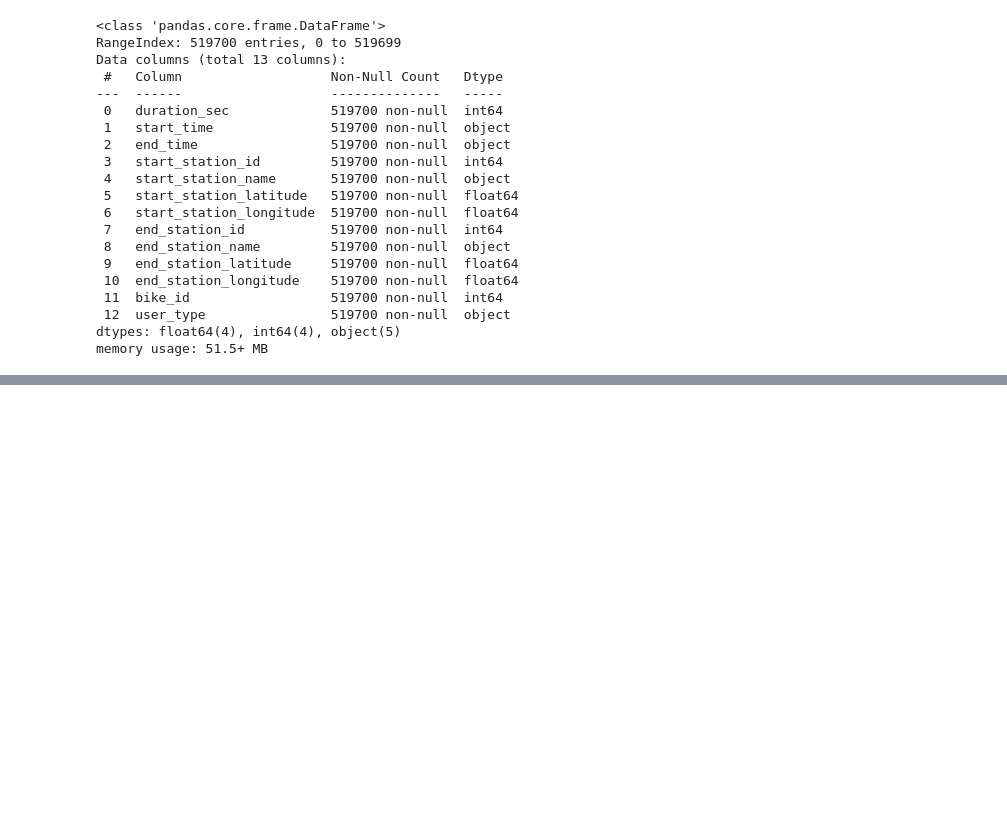
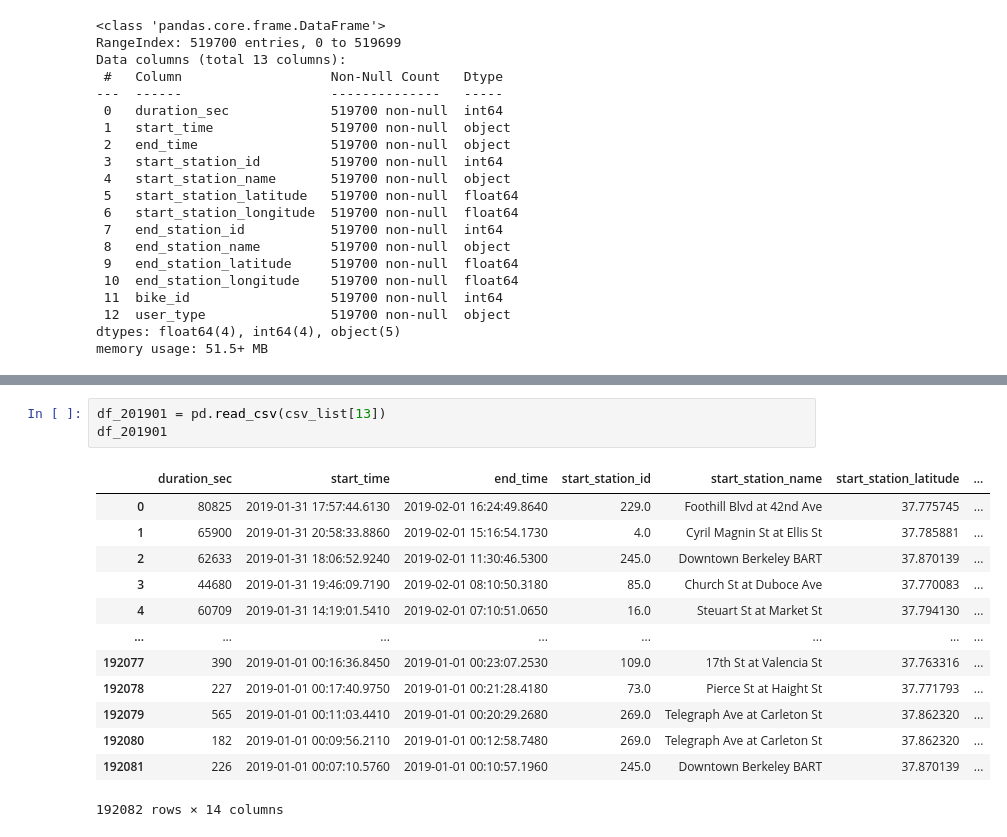
Before and after one commit to adipurnamk/Ford-GoBike-System-Data, a Jupyter notebook: data_analyst_bicycyle.ipynb, the cells around one changed output, grey strips where cells are left out. Saved outputs shown, nothing was run; the diff lists cells and outputs as text; blank space fills up the shorter version.

```diff
--- a/data_analyst_bicycyle.ipynb
+++ b/data_analyst_bicycyle.ipynb
@@ -127,0 +303,17 @@ array([[<AxesSubplot:title={'center':'duration_sec'}>,
+# %%
+df_201901 = pd.read_csv(csv_list[13])
+df_201901
+# %% [output]
+|  | duration_sec | start_time | end_time | start_station_id | start_station_name | start_station_latitude | ... |
+| 0 | 80825 | 2019-01-31 17:57:44.6130 | 2019-02-01 16:24:49.8640 | 229.0 | Foothill Blvd at 42nd Ave | 37.775745 | ... |
+| 1 | 65900 | 2019-01-31 20:58:33.8860 | 2019-02-01 15:16:54.1730 | 4.0 | Cyril Magnin St at Ellis St | 37.785881 | ... |
+| 2 | 62633 | 2019-01-31 18:06:52.9240 | 2019-02-01 11:30:46.5300 | 245.0 | Downtown Berkeley BART | 37.870139 | ... |
+| 3 | 44680 | 2019-01-31 19:46:09.7190 | 2019-02-01 08:10:50.3180 | 85.0 | Church St at Duboce Ave | 37.770083 | ... |
+| 4 | 60709 | 2019-01-31 14:19:01.5410 | 2019-02-01 07:10:51.0650 | 16.0 | Steuart St at Market St | 37.794130 | ... |
+| ... | ... | ... | ... | ... | ... | ... | ... |
+| 192077 | 390 | 2019-01-01 00:16:36.8450 | 2019-01-01 00:23:07.2530 | 109.0 | 17th St at Valencia St | 37.763316 | ... |
+| 192078 | 227 | 2019-01-01 00:17:40.9750 | 2019-01-01 00:21:28.4180 | 73.0 | Pierce St at Haight St | 37.771793 | ... |
+| 192079 | 565 | 2019-01-01 00:11:03.4410 | 2019-01-01 00:20:29.2680 | 269.0 | Telegraph Ave at Carleton St | 37.862320 | ... |
+| 192080 | 182 | 2019-01-01 00:09:56.2110 | 2019-01-01 00:12:58.7480 | 269.0 | Telegraph Ave at Carleton St | 37.862320 | ... |
+| 192081 | 226 | 2019-01-01 00:07:10.5760 | 2019-01-01 00:10:57.1960 | 245.0 | Downtown Berkeley BART | 37.870139 | ... |
+192082 rows × 14 columns
```
Also changed, not shown: parts of 20 cells of this notebook, 7 other files.
